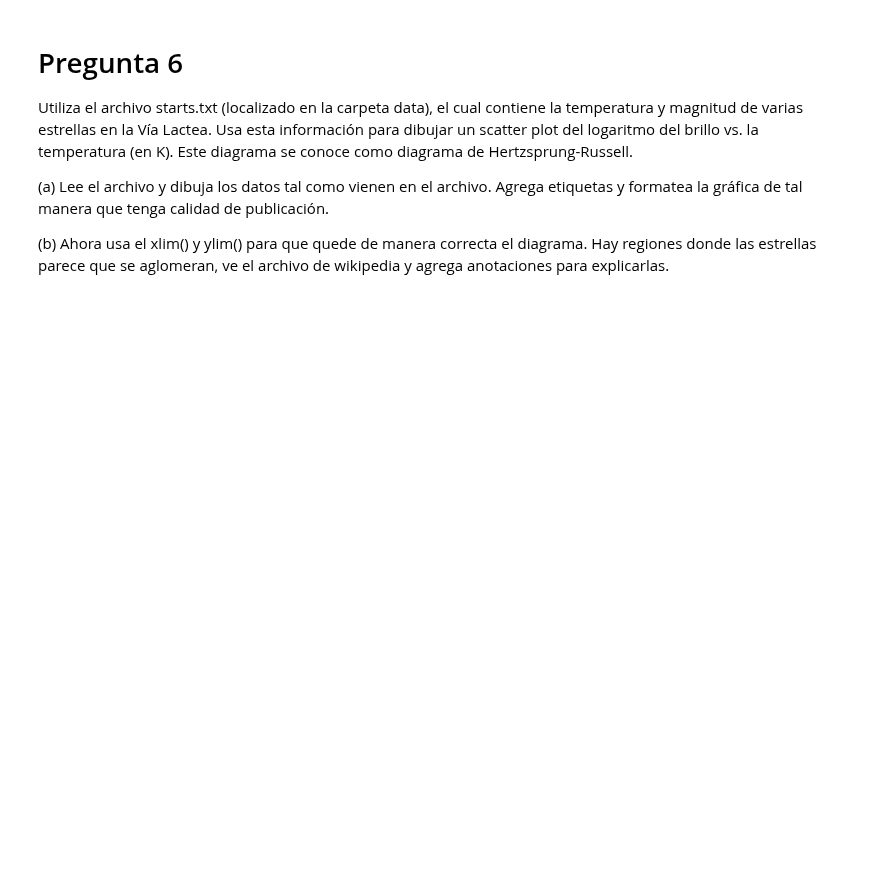
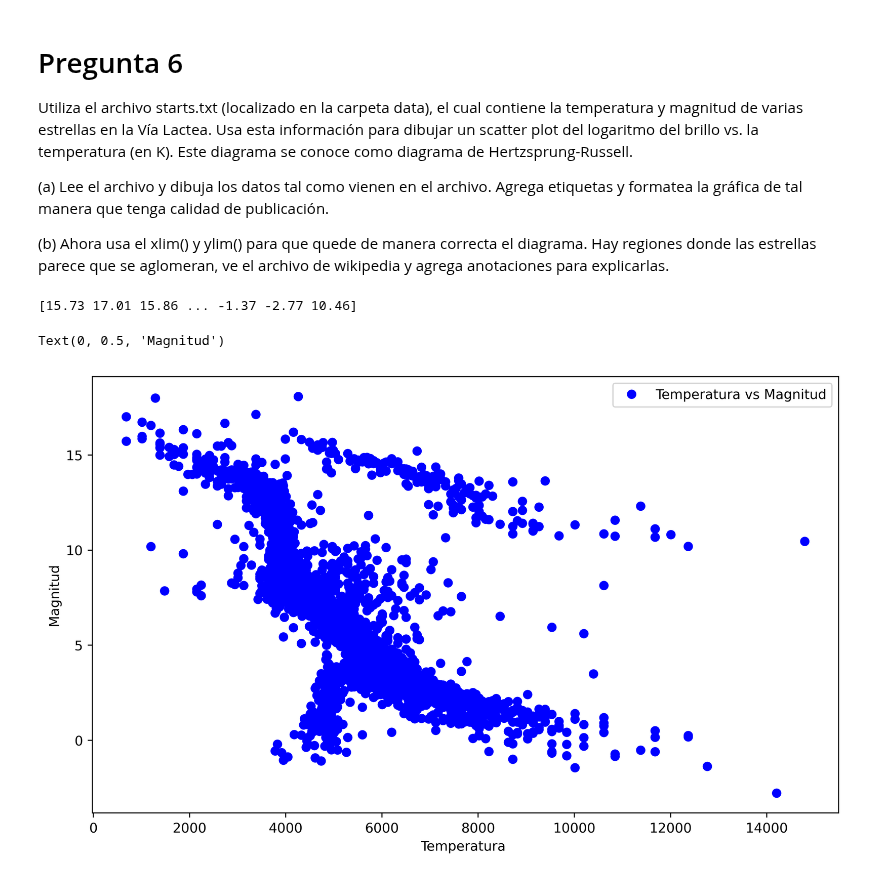
Before and after one commit to jesusigarmor/Matematicas-computacionales-fall2020, a Jupyter notebook: alumnos/anacris2802/NumPy_tarea.ipynb, the cells around one changed output. Saved outputs shown, nothing was run; the diff lists cells and outputs as text; code cells hidden in the pictures; blank space fills up the shorter version.

```diff
--- a/alumnos/anacris2802/NumPy_tarea.ipynb
+++ b/alumnos/anacris2802/NumPy_tarea.ipynb
@@ -273,3 +302,26 @@ Utiliza el archivo starts.txt (localizado en la carpeta data), el cual contiene
 (a) Lee el archivo y dibuja los datos tal como vienen en el archivo. Agrega etiquetas y formatea la gráfica de tal manera que tenga calidad de publicación.
 
 (b) Ahora usa el xlim() y ylim() para que quede de manera correcta el diagrama. Hay regiones donde las estrellas parece que se aglomeran, ve el archivo de wikipedia y agrega anotaciones para explicarlas.
+# %%
+import numpy as np
+import matplotlib.pyplot as plt
+
+Temp=[]
+Mag=[]
+
+stars=np.loadtxt('stars.txt')
+Temp=stars[:,0]
+Mag=stars[:,1]
+
+print(Mag)
+aX = [x for x in range(len(Temp))]
+
+plt.figure(figsize=(10, 6), dpi=500)
+plt.plot(Temp,Mag,'bo',label="Temperatura vs Magnitud")
+plt.legend(loc='best')
+plt.xlabel('Temperatura ')
+plt.ylabel('Magnitud')
+# %% [output]
+[15.73 17.01 15.86 ... -1.37 -2.77 10.46]
+Text(0, 0.5, 'Magnitud')
+[figure, added]
```
Also changed, not shown: parts of 1 cell of this notebook, 2 other files.
